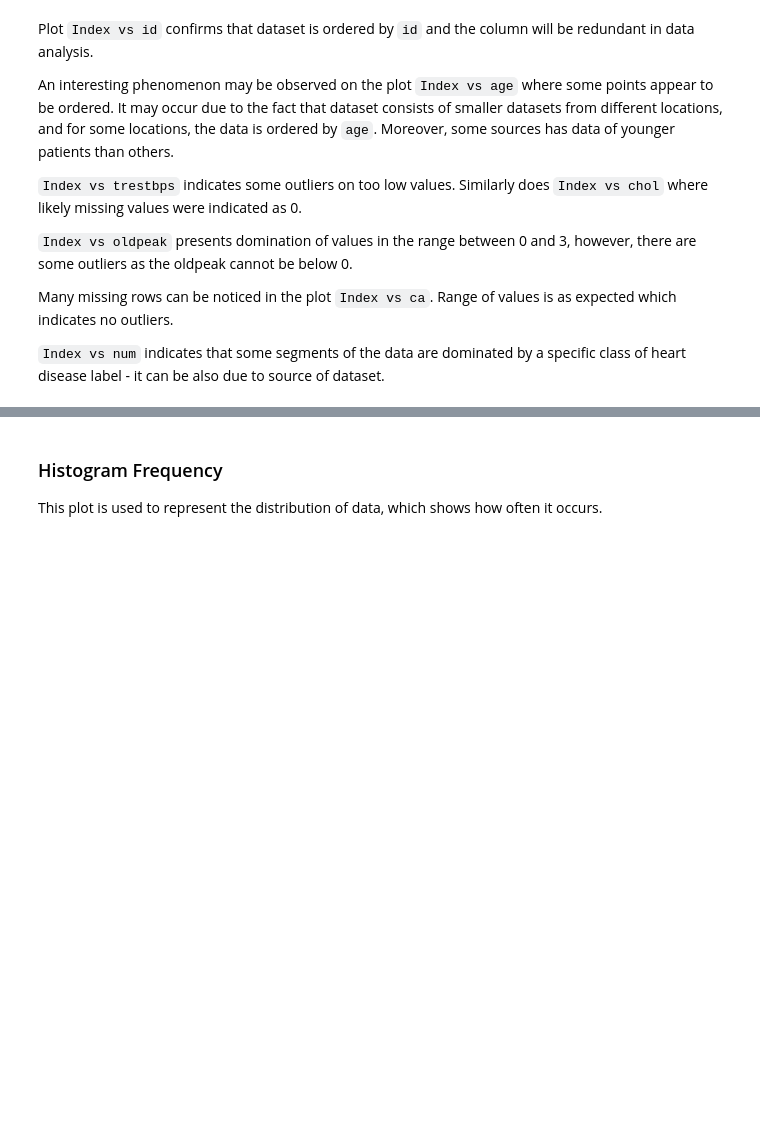
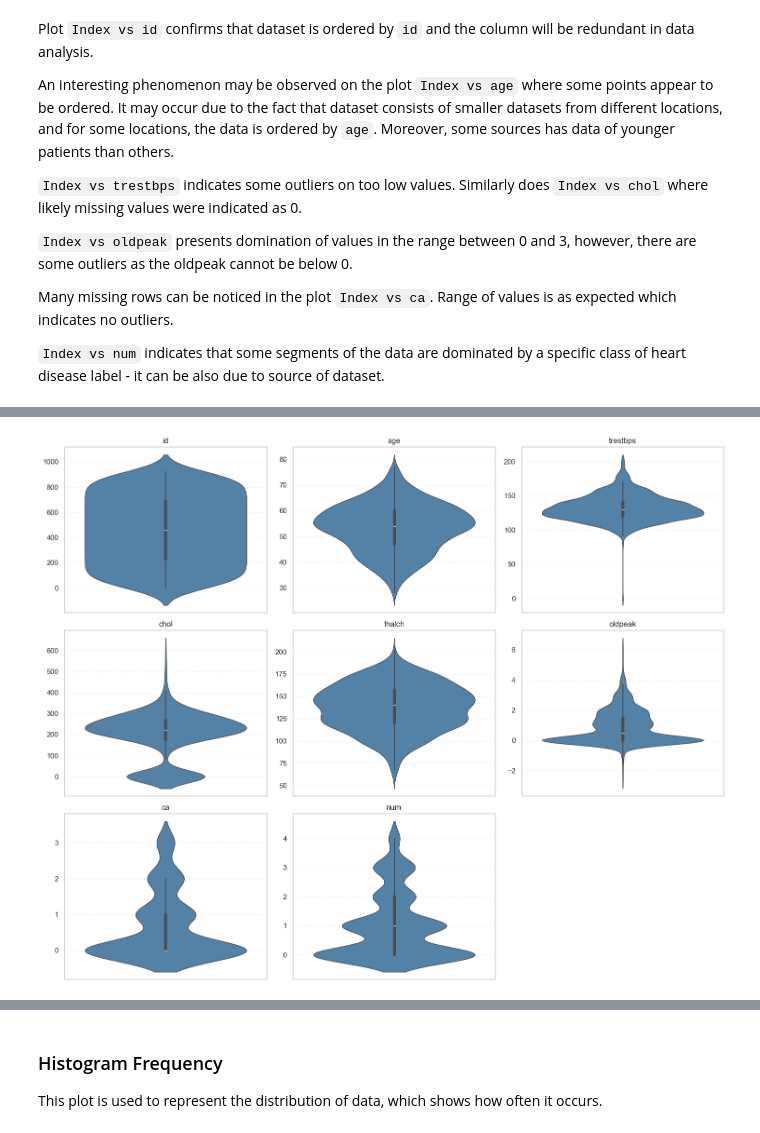
Before and after one commit to zuzannapajak/cardio-risk-prediction, a Jupyter notebook: notebooks/eda.ipynb, the cells around one changed output, grey strips where cells are left out. Saved outputs shown, nothing was run; the diff lists cells and outputs as text; code cells hidden in the pictures; blank space fills up the shorter version.

Commit message:
Class label distribiution, MI score, violin plots, skewness

```diff
--- a/notebooks/eda.ipynb
+++ b/notebooks/eda.ipynb
@@ -220,0 +248,4 @@ Many missing rows can be noticed in the plot `Index vs ca`. Range of values is a
+# %%
+plot_violins(df)
+# %% [output]
+[figure, added]
```
Also changed, not shown: parts of 13 cells of this notebook, 1 other file.
